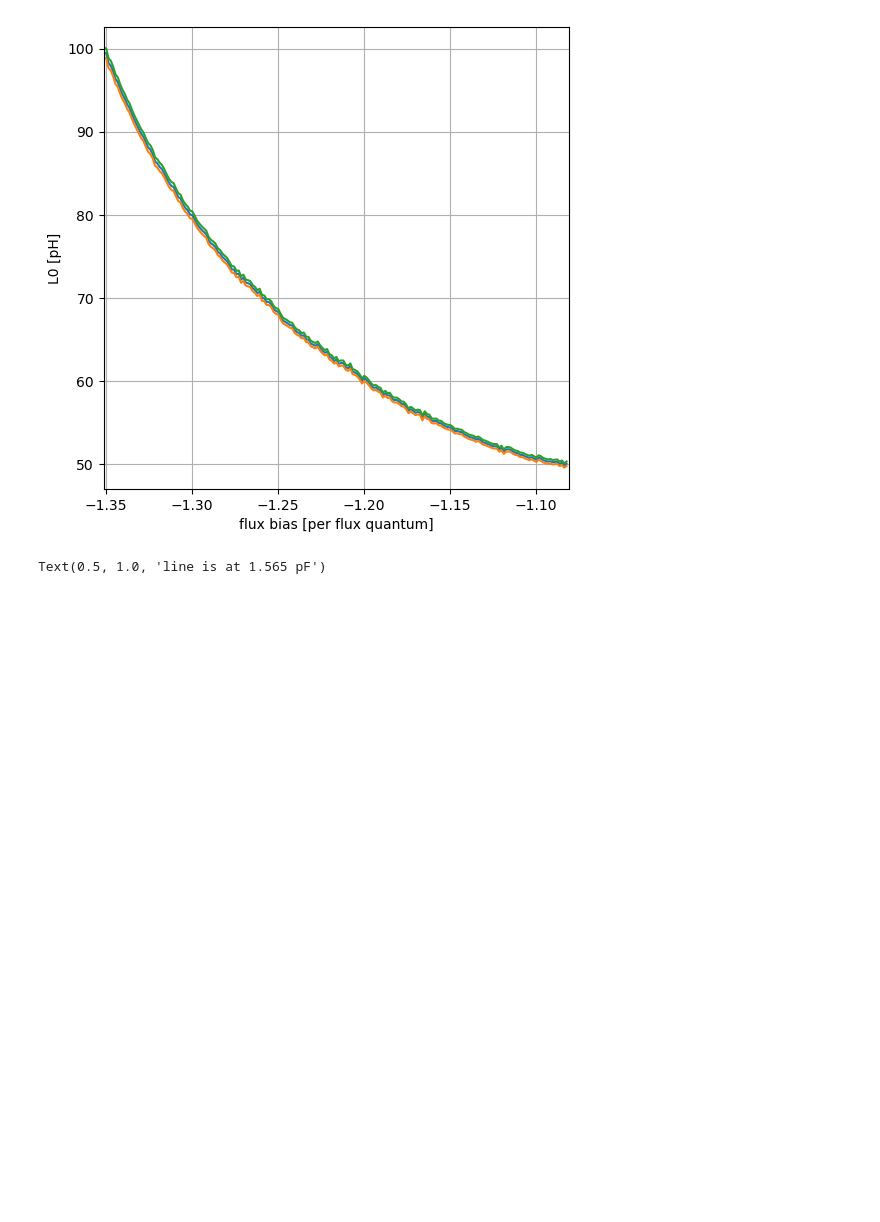
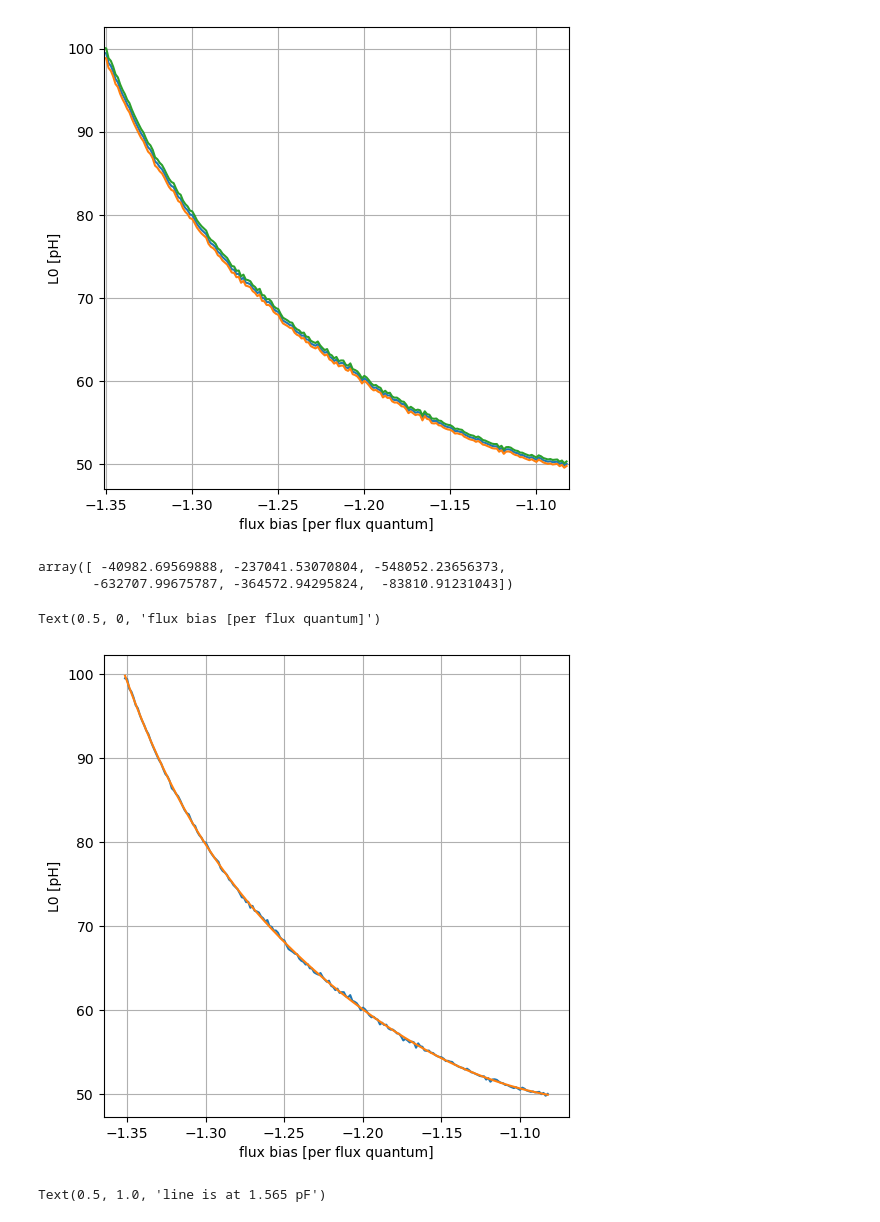
Before and after one commit to lafefspietz/jcal, a Jupyter notebook: unwrapped-s-fits.ipynb, the cells around one changed output. Drawn from its saved outputs; the diff is of its cells as text; code cells hidden in the pictures; blank space fills up the shorter version.

```diff
--- a/unwrapped-s-fits.ipynb
+++ b/unwrapped-s-fits.ipynb
@@ -255,3 +257,21 @@ Text(0.5, 0, 'flux bias [per flux quantum]')
+# %%
+polyterms
+# %% [output]
+array([ -40982.69569888, -237041.53070804, -548052.23656373,
+       -632707.99675787, -364572.94295824,  -83810.91231043])
+# %%
+fig = plt.figure(figsize=(6, 6))
+plt.plot(phiwave[0:200],L0wave)
+polyterms = np.polyfit(phiwave[0:200],L0wave,5)
+Lpoly = polyterms[0]*phiwave[0:200]**5 + polyterms[1]*phiwave[0:200]**4 +polyterms[2]*phiwave[0:200]**3 +polyterms[3]*phiwave[0:200]**2 + polyterms[4]*phiwave[0:200] + polyterms[5]
+plt.plot(phiwave[0:200],Lpoly)
+plt.grid()
+#plt.xlim(phiwave[0],phiwave[200])
+plt.ylabel('L0 [pH]')
+plt.xlabel('flux bias [per flux quantum]')
+# %% [output]
+Text(0.5, 0, 'flux bias [per flux quantum]')
+[figure, added]
 # %%
 fig = plt.figure(figsize=(6, 6))
 plt.plot(phiwave[0:200],Cinwave)
```
Also changed, not shown: parts of 18 cells of this notebook, 2 other files.
